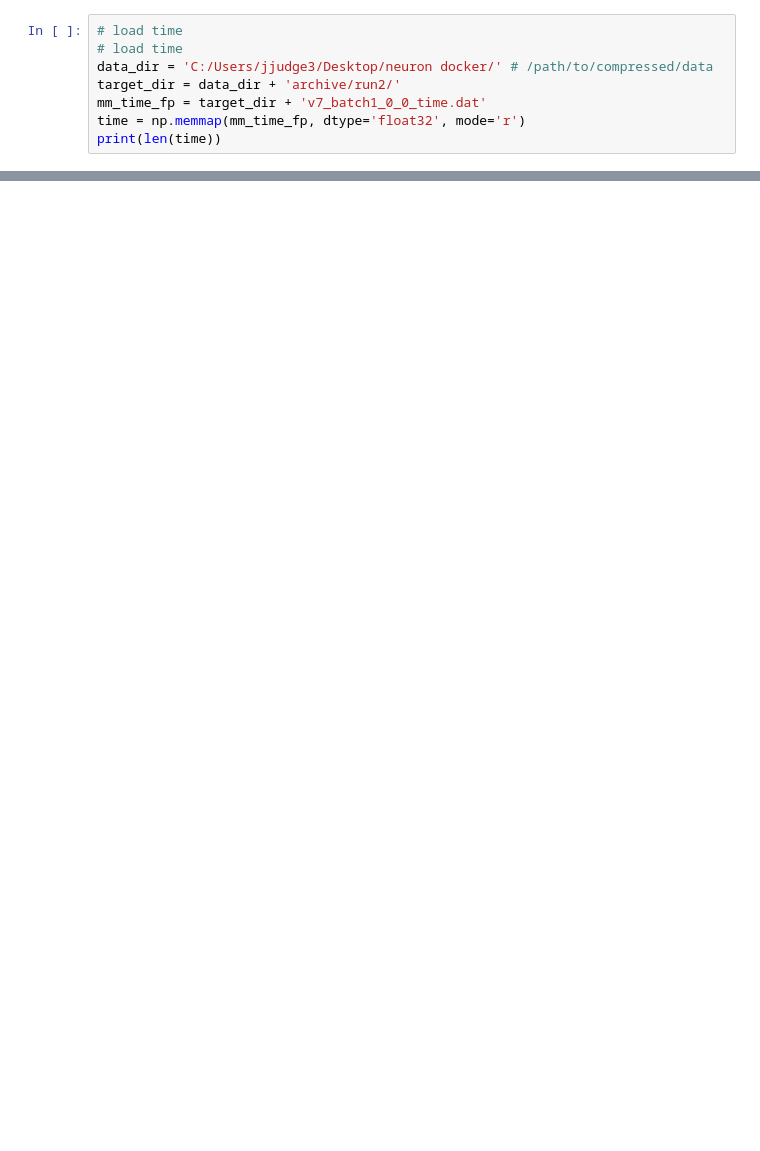
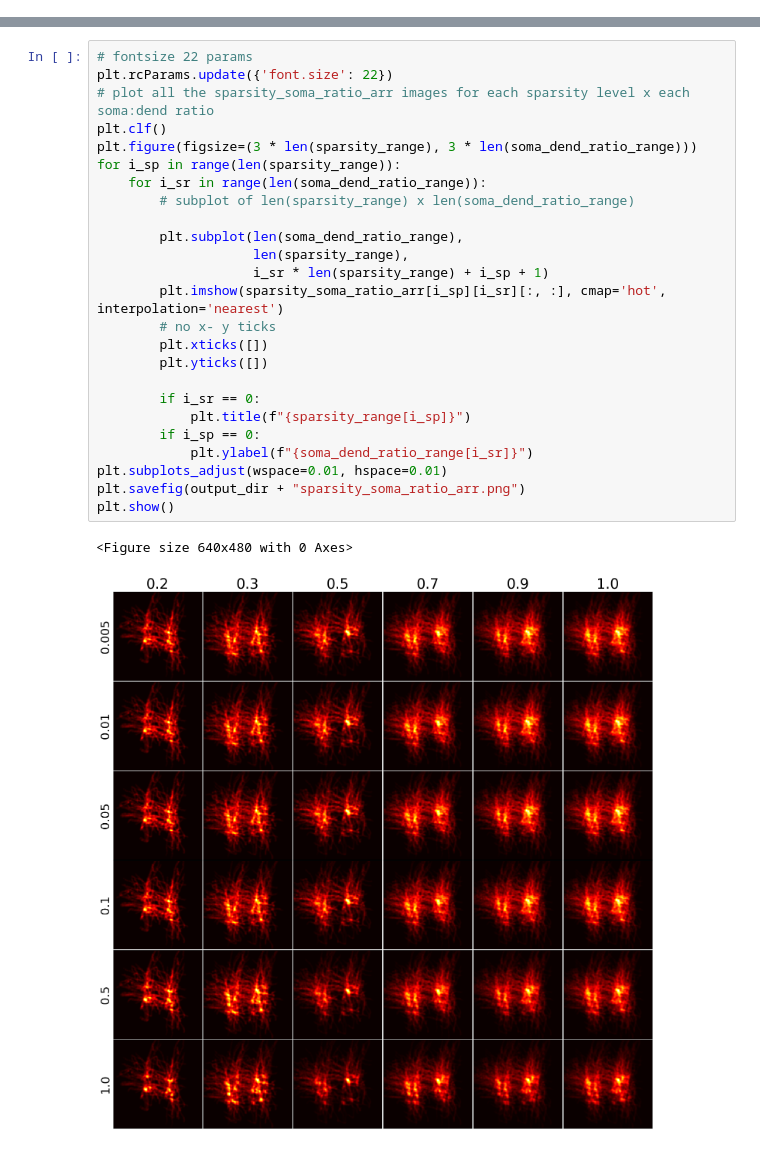
Before and after one commit to john-judge/S1_Thal_NetPyNE_Frontiers_2022, a Jupyter notebook: compose_images_hVOS.ipynb, the cells around one changed output, grey strips where cells are left out. Saved outputs shown, nothing was run; the diff lists cells and outputs as text; blank space fills up the shorter version.

```diff
--- a/compose_images_hVOS.ipynb
+++ b/compose_images_hVOS.ipynb
@@ -204,8 +410,0 @@ for psf_type in all_cells_rec.keys():
-# %%
-# load time
-# load time
-data_dir = 'C:/Users/jjudge3/Desktop/neuron docker/' # /path/to/compressed/data
-target_dir = data_dir + 'archive/run2/'
-mm_time_fp = target_dir + 'v7_batch1_0_0_time.dat'
-time = np.memmap(mm_time_fp, dtype='float32', mode='r')
-print(len(time))
@@ -341,0 +733,28 @@ processing t =  500
+# %%
+# fontsize 22 params
+plt.rcParams.update({'font.size': 22})
+# plot all the sparsity_soma_ratio_arr images for each sparsity level x each soma:dend ratio
+plt.clf()
+plt.figure(figsize=(3 * len(sparsity_range), 3 * len(soma_dend_ratio_range)))
+for i_sp in range(len(sparsity_range)):
+    for i_sr in range(len(soma_dend_ratio_range)):
+        # subplot of len(sparsity_range) x len(soma_dend_ratio_range)
+
+        plt.subplot(len(soma_dend_ratio_range),
+                    len(sparsity_range),
+                    i_sr * len(sparsity_range) + i_sp + 1)
+        plt.imshow(sparsity_soma_ratio_arr[i_sp][i_sr][:, :], cmap='hot', interpolation='nearest')
+        # no x- y ticks
+        plt.xticks([])
+        plt.yticks([])
+
+        if i_sr == 0:
+            plt.title(f"{sparsity_range[i_sp]}")
+        if i_sp == 0:
+            plt.ylabel(f"{soma_dend_ratio_range[i_sr]}")
+plt.subplots_adjust(wspace=0.01, hspace=0.01)
+plt.savefig(output_dir + "sparsity_soma_ratio_arr.png")
+plt.show()
+# %% [output]
+<Figure size 640x480 with 0 Axes>
+[figure, added]
```
Also changed, not shown: parts of 24 cells of this notebook, 1 other file.
